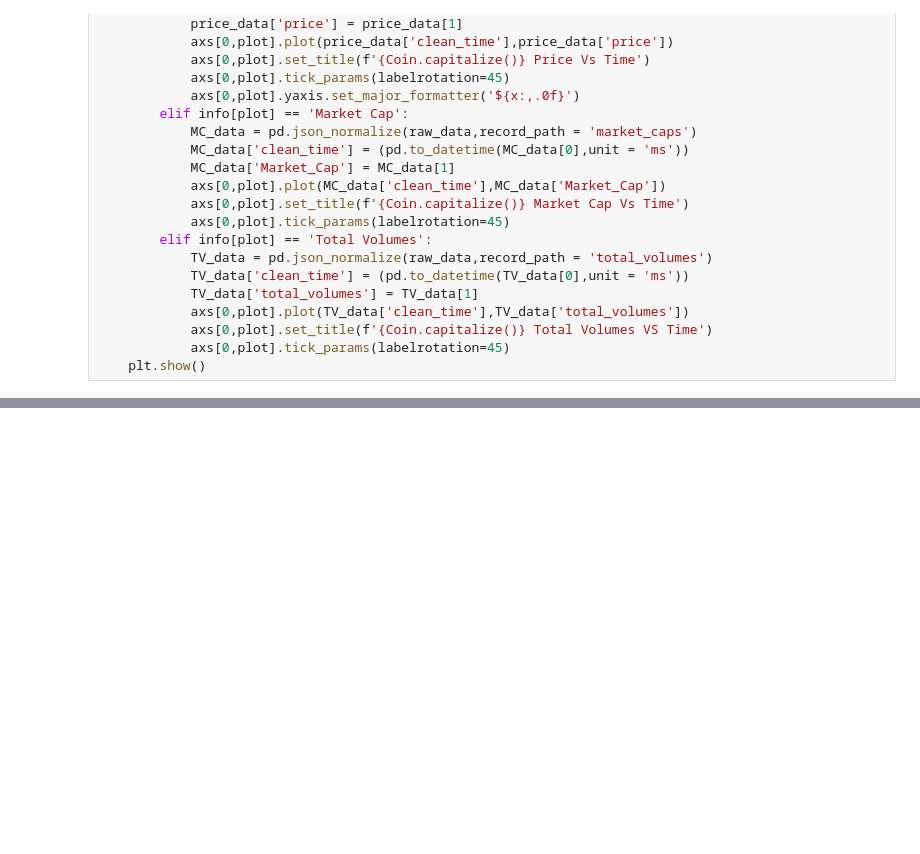
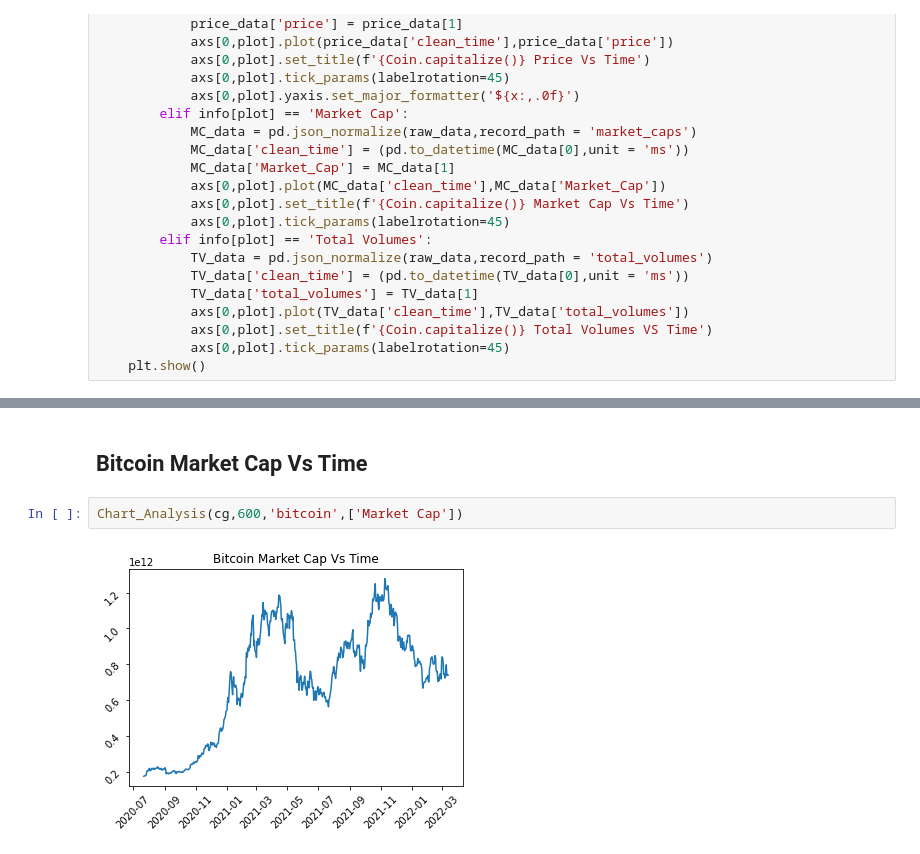
Before and after one commit to patrickA25/COMP_4447_Final_Project, a Jupyter notebook: COMP 4447 final Project Presentation.ipynb, the cells around one changed output, grey strips where cells are left out. Cells and saved outputs as stored; diff of their text form; blank space fills up the shorter version.

```diff
--- a/COMP 4447 final Project Presentation.ipynb
+++ b/COMP 4447 final Project Presentation.ipynb
@@ -154,0 +188,6 @@ Chart_Analysis(cg,100,'bitcoin',['Price','Total Volumes','Market Cap'])
+# %% [markdown]
+## Bitcoin Market Cap Vs Time
+# %%
+Chart_Analysis(cg,600,'bitcoin',['Market Cap'])
+# %% [output]
+[figure, added]
```
Also changed, not shown: parts of 21 cells of this notebook, 1 other file.
